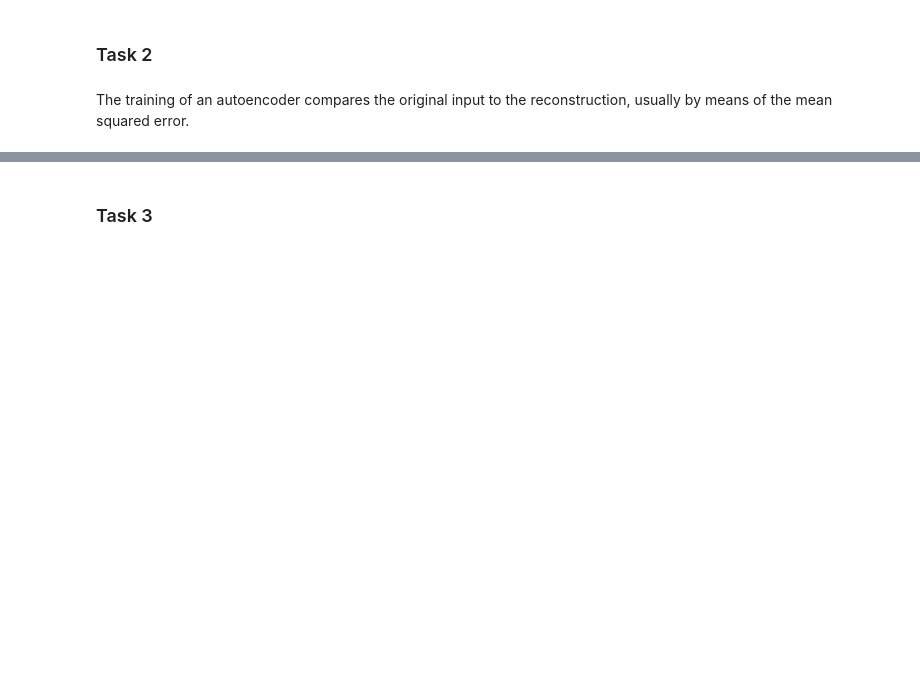
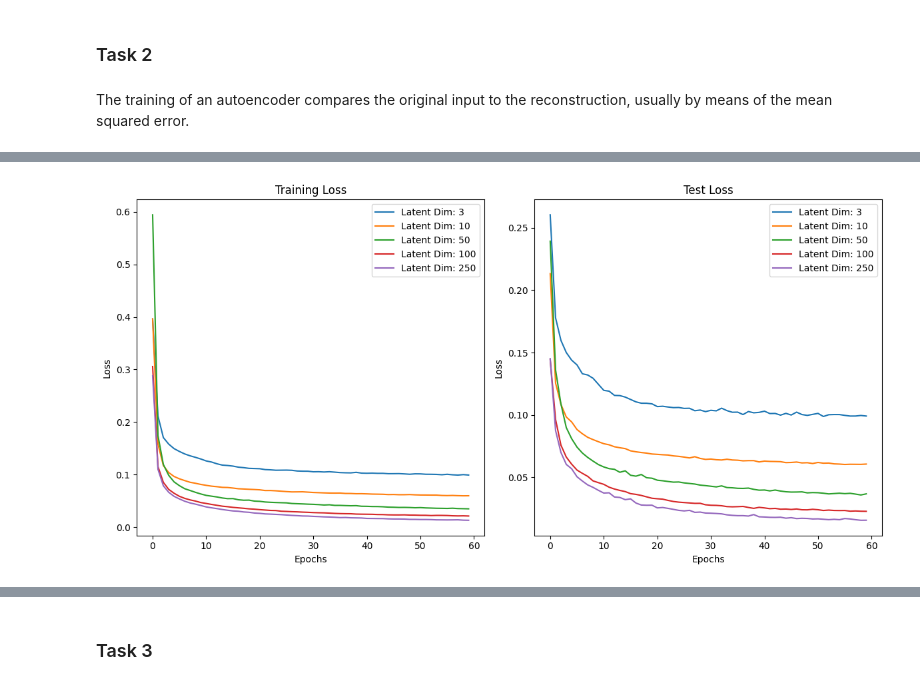
Before and after one commit to emit33/MLE, a Jupyter notebook: sheet06/MLE25_sheet06.ipynb, the cells around one changed output, grey strips where cells are left out. Drawn from its saved outputs; the diff is of its cells as text; code cells hidden in the pictures; blank space fills up the shorter version.

```diff
--- a/sheet06/MLE25_sheet06.ipynb
+++ b/sheet06/MLE25_sheet06.ipynb
@@ -356,7 +358,7 @@ plt.show()
 # TODO: apply the best model to the test set
 # Take the model with LR = 0.001 as best model because it converges the fastest
 
-best_model = models[1]
+best_model = models[2]
 
 best_model.eval()
 test_loss = 0
@@ -510,8 +567,8 @@ def train_ae(model, train_loader, test_loader, lr, n_epochs, device):
     model = model.to(device)
 
     # TODO: Initialize the loss function
-    loss_function =
-    optimizer =
+    loss_function = nn.MSELoss()
+    optimizer = optim.Adam(model.parameters(), lr)
 
     train_loss = np.zeros(n_epochs)
     test_loss = np.zeros(n_epochs)
@@ -524,6 +581,14 @@ def train_ae(model, train_loader, test_loader, lr, n_epochs, device):
         for X, _ in train_loader:
             X = X.to(device)
             # TODO: Implement the training loop
+            optimizer.zero_grad()
+
+            output, _ = model(X)
+
+            loss = loss_function(X, output)
+
+            loss.backward()
+            optimizer.step()
 
             epoch_loss += loss.item()/len(train_loader)
 
@@ -535,7 +600,8 @@ def train_ae(model, train_loader, test_loader, lr, n_epochs, device):
             X, _ = next(iter(test_loader))
             X = X.to(device)
             # TODO: Implement the evaluation step
-
+            output, _ = model(X)
+            loss = loss_function(X, output)
 
             test_loss[epoch - 1] = loss.item()
         print(f"Epoch {epoch}/{n_epochs} - Train Loss: {epoch_loss:.4f}, Test Loss: {loss.item():.4f}")
@@ -545,3 +611,13 @@ def train_ae(model, train_loader, test_loader, lr, n_epochs, device):
 n_epochs = 60
 lr = 1e-3
 # TODO: Train the convolutional autoencoder model with different latent dimensions
+latent_dims = [3, 10, 50, 100, 250]
+
+models = [Conv_AE(i) for i in latent_dims]
+train_losses = []
+test_losses = []
+for latent_dim in latent_dims:
+    model = models[latent_dims.index(latent_dim)]
+    train_loss, test_loss = train_ae(model, train_loader, test_loader, lr, n_epochs, device)
+    train_losses.append(train_loss)
+    test_losses.append(test_loss)
@@ -548,4 +642,23 @@ lr = 1e-3
 # %%
 # TODO: Visualize the results
+plt.figure(figsize=(12, 6))
+plt.subplot(1, 2, 1)
+plt.title("Training Loss")
+plt.xlabel("Epochs")
+plt.ylabel("Loss")
+for i, latent_dim in enumerate(latent_dims):
+    plt.plot(train_losses[i], label=f"Latent Dim: {latent_dim}")
+plt.legend()
+plt.subplot(1, 2, 2)
+plt.title("Test Loss")
+plt.xlabel("Epochs")
+plt.ylabel("Loss")
+for i, latent_dim in enumerate(latent_dims):
+    plt.plot(test_losses[i], label=f"Latent Dim: {latent_dim}")
+plt.legend()
+plt.tight_layout()
+plt.show()
+# %% [output]
+[figure, added]
 # %%
 #TODO: Visualize the reconstructed images and the original images
```
Also changed, not shown: parts of 21 cells of this notebook.
